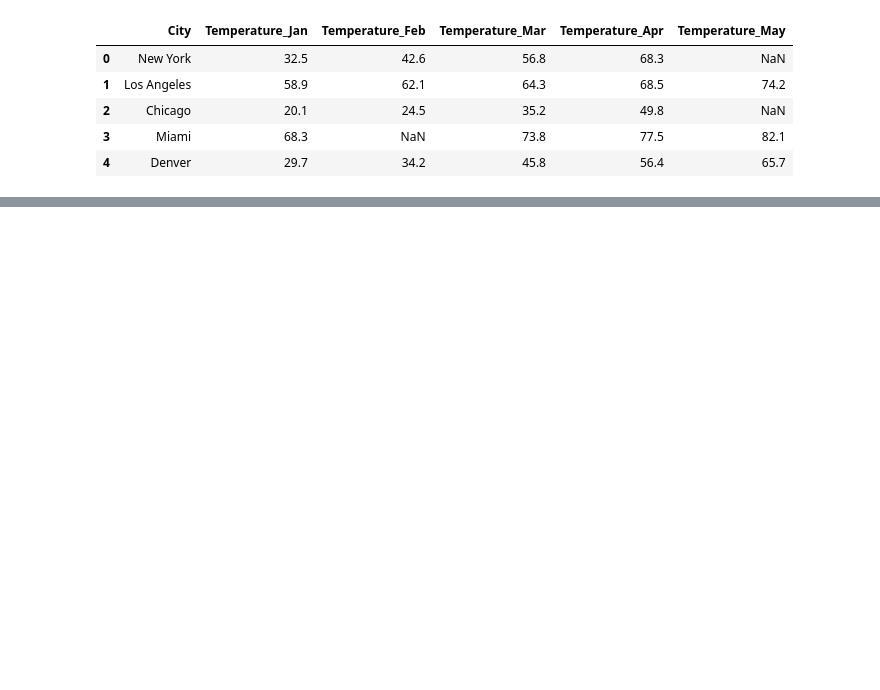
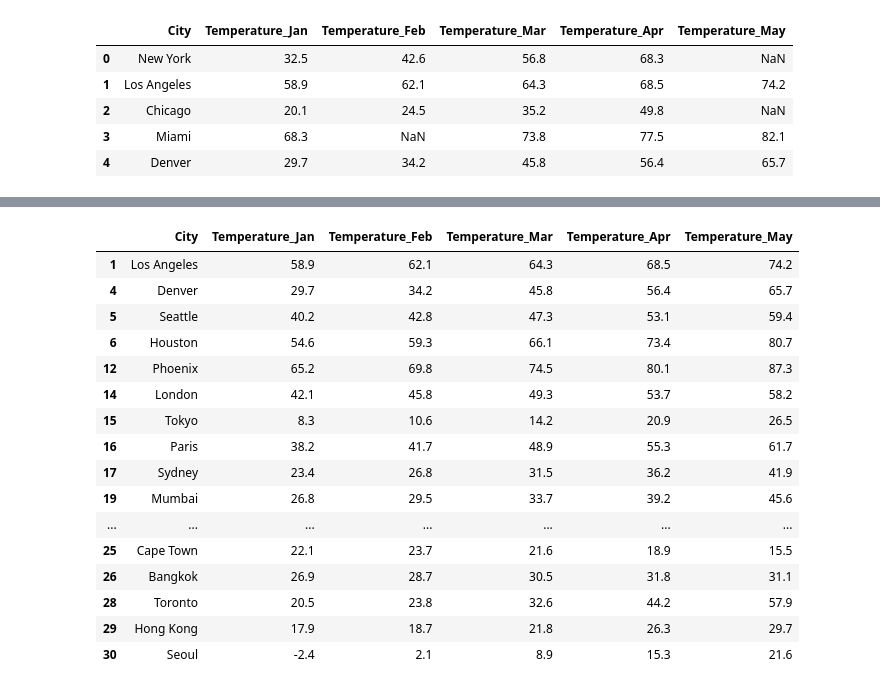
Before and after one commit to ItsAmmarTariq/Python-Basics-Magus-Mage-learning, a Jupyter notebook: pandas in python/read_csv_pandas.ipynb, the cells around one changed output, grey strips where cells are left out. Saved outputs shown, nothing was run; the diff lists cells and outputs as text; code cells hidden in the pictures; blank space fills up the shorter version.

```diff
--- a/pandas in python/read_csv_pandas.ipynb
+++ b/pandas in python/read_csv_pandas.ipynb
@@ -148,0 +159,21 @@ data.describe()
+# %%
+data.dropna()
+# this operation is along the x-axis
+# %% [output]
+|  | City | Temperature_Jan | Temperature_Feb | Temperature_Mar | Temperature_Apr | Temperature_May |
+| 1 | Los Angeles | 58.9 | 62.1 | 64.3 | 68.5 | 74.2 |
+| 4 | Denver | 29.7 | 34.2 | 45.8 | 56.4 | 65.7 |
+| 5 | Seattle | 40.2 | 42.8 | 47.3 | 53.1 | 59.4 |
+| 6 | Houston | 54.6 | 59.3 | 66.1 | 73.4 | 80.7 |
+| 12 | Phoenix | 65.2 | 69.8 | 74.5 | 80.1 | 87.3 |
+| 14 | London | 42.1 | 45.8 | 49.3 | 53.7 | 58.2 |
+| 15 | Tokyo | 8.3 | 10.6 | 14.2 | 20.9 | 26.5 |
+| 16 | Paris | 38.2 | 41.7 | 48.9 | 55.3 | 61.7 |
+| 17 | Sydney | 23.4 | 26.8 | 31.5 | 36.2 | 41.9 |
+| 19 | Mumbai | 26.8 | 29.5 | 33.7 | 39.2 | 45.6 |
+| ... | ... | ... | ... | ... | ... | ... |
+| 25 | Cape Town | 22.1 | 23.7 | 21.6 | 18.9 | 15.5 |
+| 26 | Bangkok | 26.9 | 28.7 | 30.5 | 31.8 | 31.1 |
+| 28 | Toronto | 20.5 | 23.8 | 32.6 | 44.2 | 57.9 |
+| 29 | Hong Kong | 17.9 | 18.7 | 21.8 | 26.3 | 29.7 |
+| 30 | Seoul | -2.4 | 2.1 | 8.9 | 15.3 | 21.6 |
```
Also changed, not shown: parts of 15 cells of this notebook, 1 other file.
